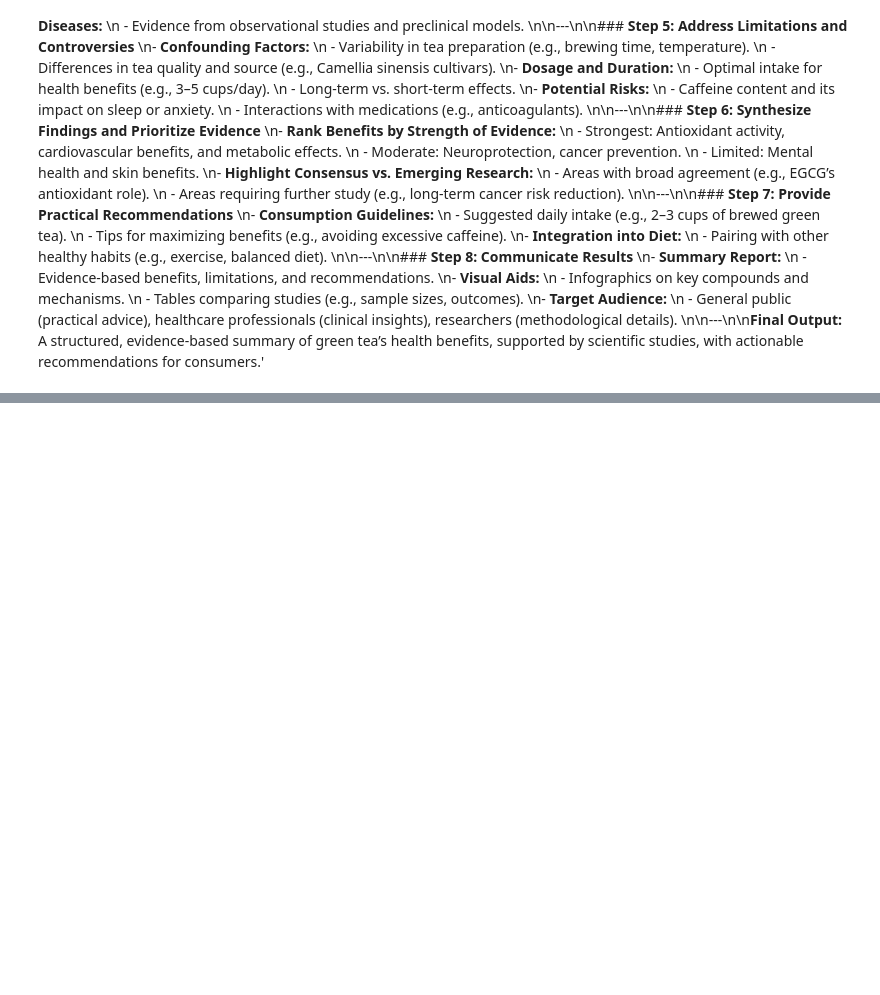
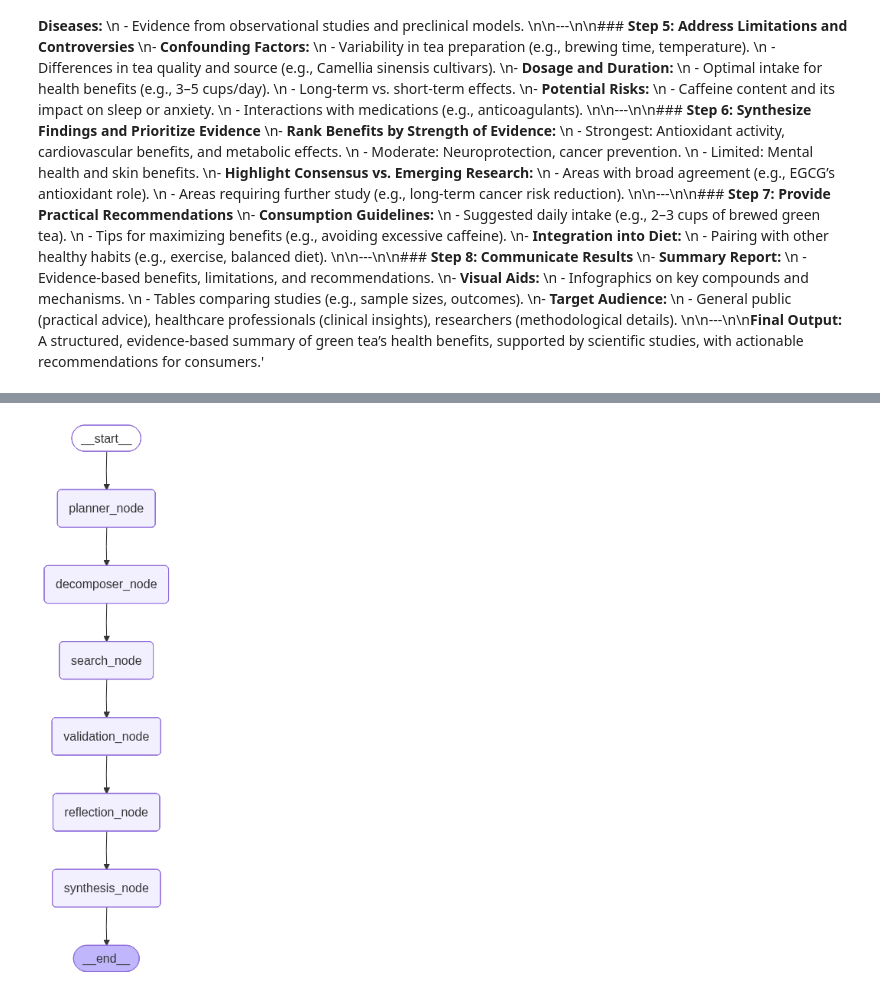
Before and after one commit to Vishnu-add/Deep_Research_Agent, a Jupyter notebook: backend/notebooks/proj_handson.ipynb, the cells around one changed output, grey strips where cells are left out. Cells and saved outputs as stored; diff of their text form; code cells hidden in the pictures; blank space fills up the shorter version.

```diff
--- a/backend/notebooks/proj_handson.ipynb
+++ b/backend/notebooks/proj_handson.ipynb
@@ -1089,0 +1380,5 @@ final_state['final_answer'].content
+# %%
+from IPython.display import Image, display
+display(Image(sim_app.get_graph().draw_mermaid_png()))
+# %% [output]
+[figure, added]
```
Also changed, not shown: parts of 16 cells of this notebook, 2 other files.
